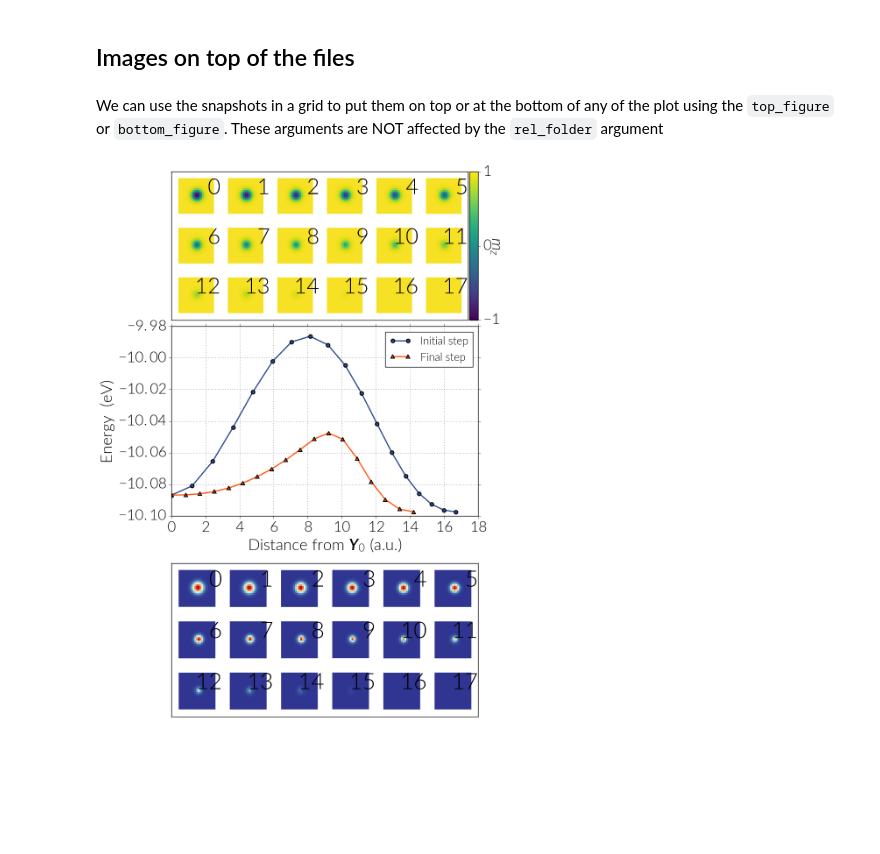
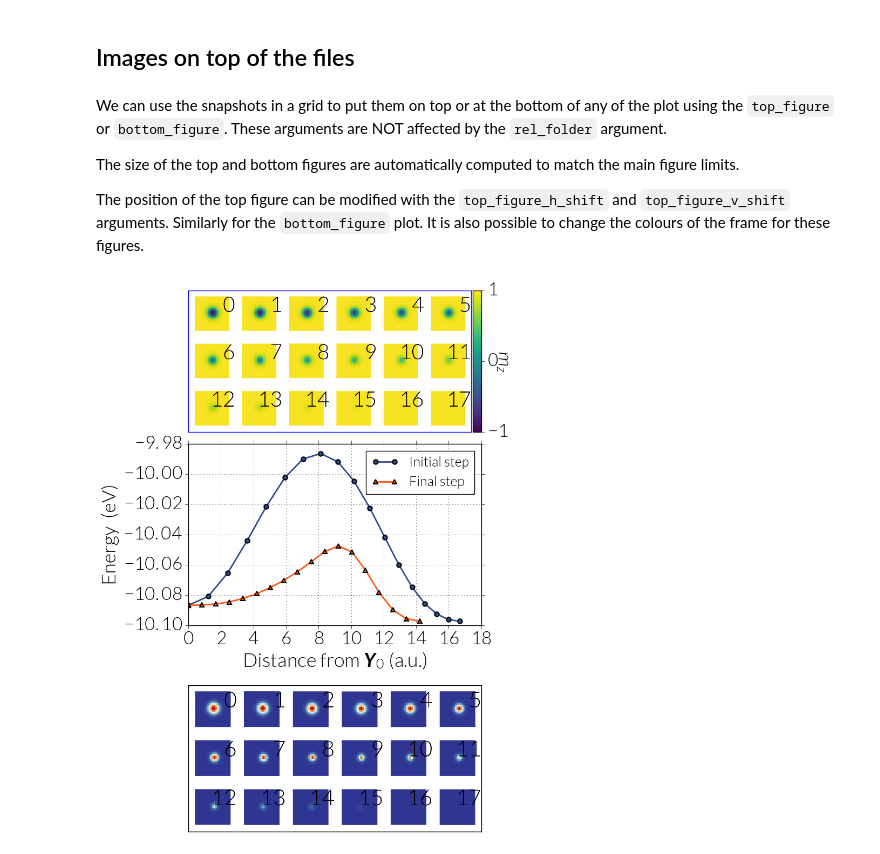
Before and after one commit to davidcortesortuno/nebm_plot_tools, a Jupyter notebook: tutorial/tutorial_fidimag.ipynb, the cells around one changed output. Saved outputs shown, nothing was run; the diff lists cells and outputs as text; code cells hidden in the pictures; blank space fills up the shorter version.

Commit message:
Fixed positioning of top and bottom figures of snapshots. Now these plots match the main axes limits perfectly, using the ax.get_position method. Updated notebook

```diff
--- a/tutorial/tutorial_fidimag.ipynb
+++ b/tutorial/tutorial_fidimag.ipynb
@@ -213,24 +221,29 @@ DEBUG:pyface.ui.qt4.gui:---------- starting GUI event loop ----------
 # %% [markdown]
 ## Images on top of the files
 # %% [markdown]
-We can use the snapshots in a grid to put them on top or at the bottom of any of the plot using the `top_figure` or `bottom_figure`. These arguments are NOT affected by the `rel_folder` argument
+We can use the snapshots in a grid to put them on top or at the bottom of any of the plot using the `top_figure` or `bottom_figure`. These arguments are NOT affected by the `rel_folder` argument.
+
+The size of the top and bottom figures are automatically computed to match the main figure limits.
+
+The position of the top figure can be modified with the `top_figure_h_shift` and `top_figure_v_shift` arguments. Similarly for the `bottom_figure` plot. It is also possible to change the colours of the frame for these figures.
 # %%
 p = npf.plot_dist_vs_energy([
 ['neb_21x21-spins_fm-sk_atomic_k1e4_energy.ndt',
  'neb_21x21-spins_fm-sk_atomic_k1e4_dYs.ndt',
  r'Initial step', 0],
 ['neb_21x21-spins_fm-sk_atomic_k1e4_energy.ndt',
  'neb_21x21-spins_fm-sk_atomic_k1e4_dYs.ndt',
  r'Final step', -1],
 ],
 top_figure='png/neb_21x21-spins_fm-sk_atomic_k1e4_0/grid.png',
 bottom_figure='png/neb_21x21-spins_fm-sk_atomic_k1e4_97/grid.png',
 cmap='viridis',
 legend_position='upper right',
 # savef="energy.pdf"
 scale=1.602e-19, scale_label='eV',
 num_labels=None,
-rel_folder=base_folder
+rel_folder=base_folder,
+top_figure_frame='blue'
 )
 # %% [output]
-[figure, old version]
+[figure, new version]
```
Also changed, not shown: parts of 10 cells of this notebook, 1 other file.
